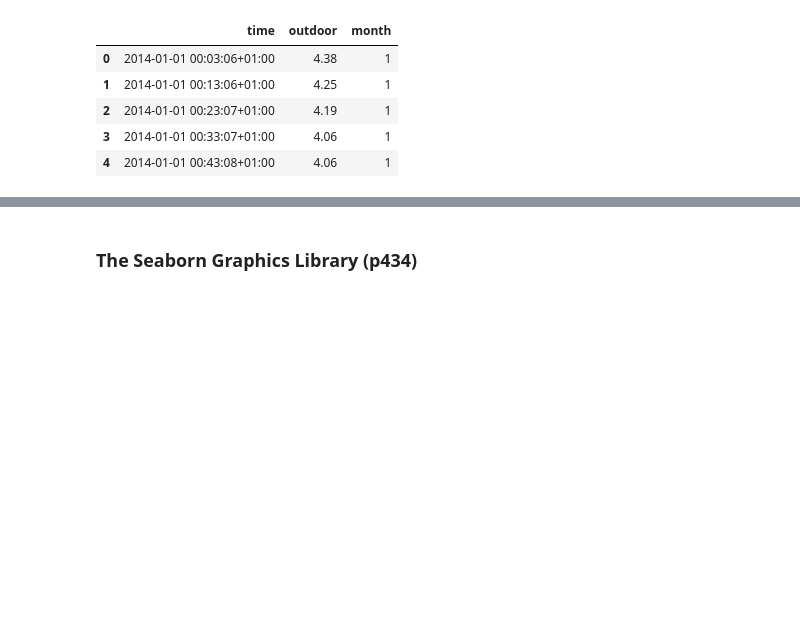
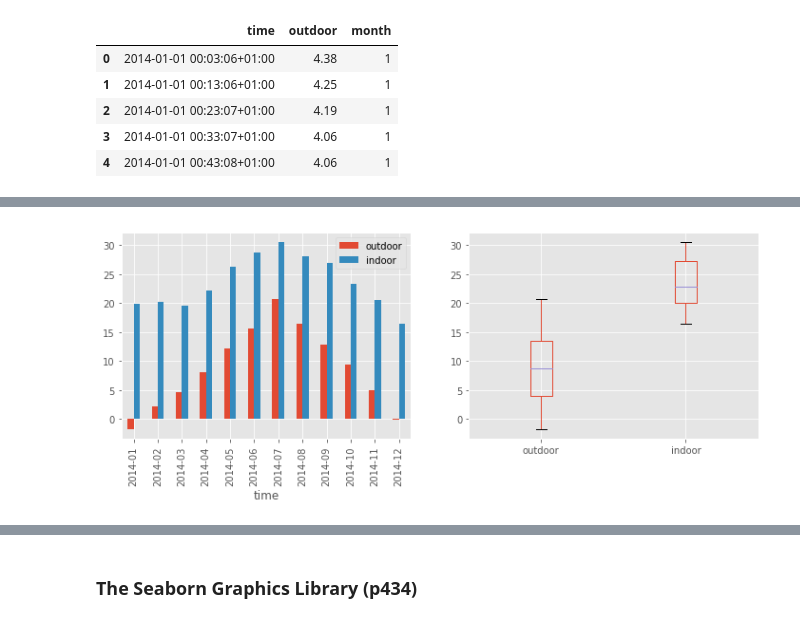
Before and after one commit to mathlarvalab/Nemurecal_Python, a Jupyter notebook: code/ch12/gee.ipynb, the cells around one changed output, grey strips where cells are left out. Drawn from its saved outputs; the diff is of its cells as text; code cells hidden in the pictures; blank space fills up the shorter version.

```diff
--- a/code/ch12/gee.ipynb
+++ b/code/ch12/gee.ipynb
@@ -608,0 +625,8 @@ df1_month.head()
+# %%
+# use to_period & groupby method
+# along with concat function to get the same result
+df_month = pd.concat(
+    [df.to_period("M").groupby(level=0).mean() for df in [df1, df2]],
+    axis=1
+)
+df_month.head(3)
@@ -608,0 +639,8 @@ df1_month.head()
+# %%
+# plot the average monthly temperatures
+# as a bar plot and a boxplot
+fig, axes = plt.subplots(1, 2, figsize=(12, 4))
+df_month.plot(kind='bar', ax=axes[0])
+df_month.plot(kind='box', ax=axes[1]);
+# %% [output]
+[figure, added]
```
Also changed, not shown: parts of 10 cells of this notebook.
